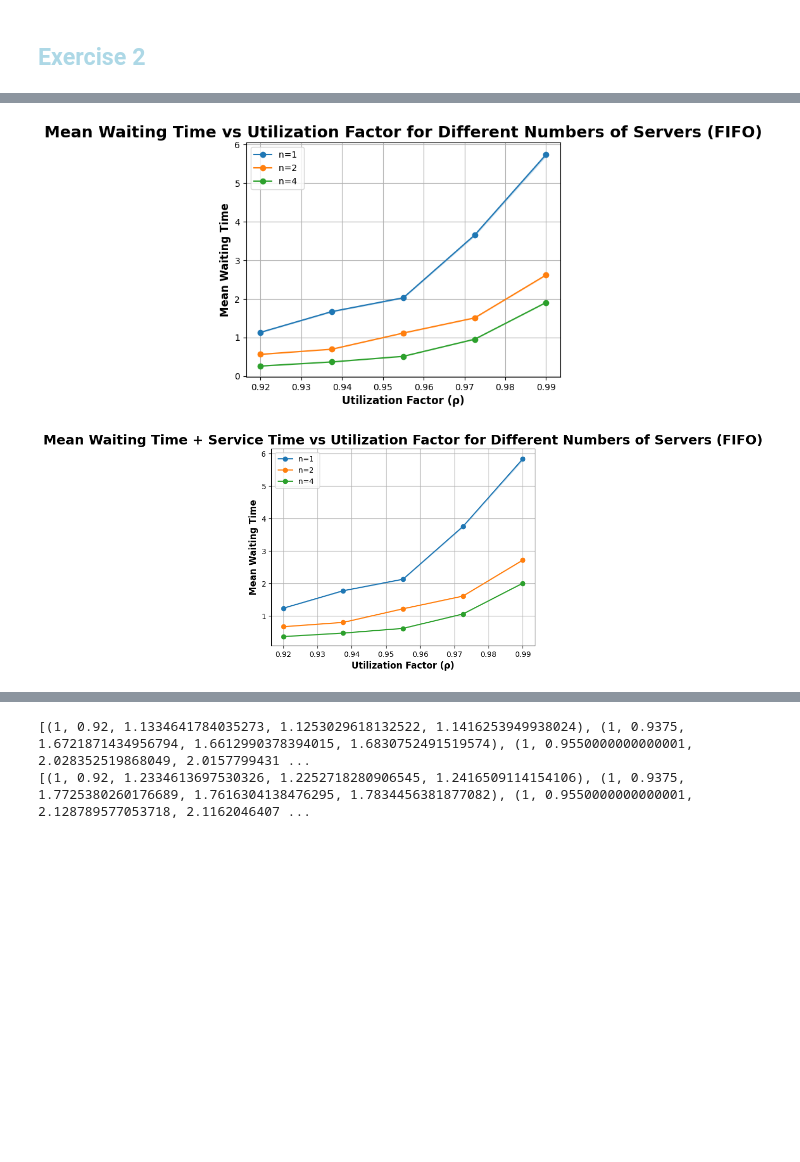
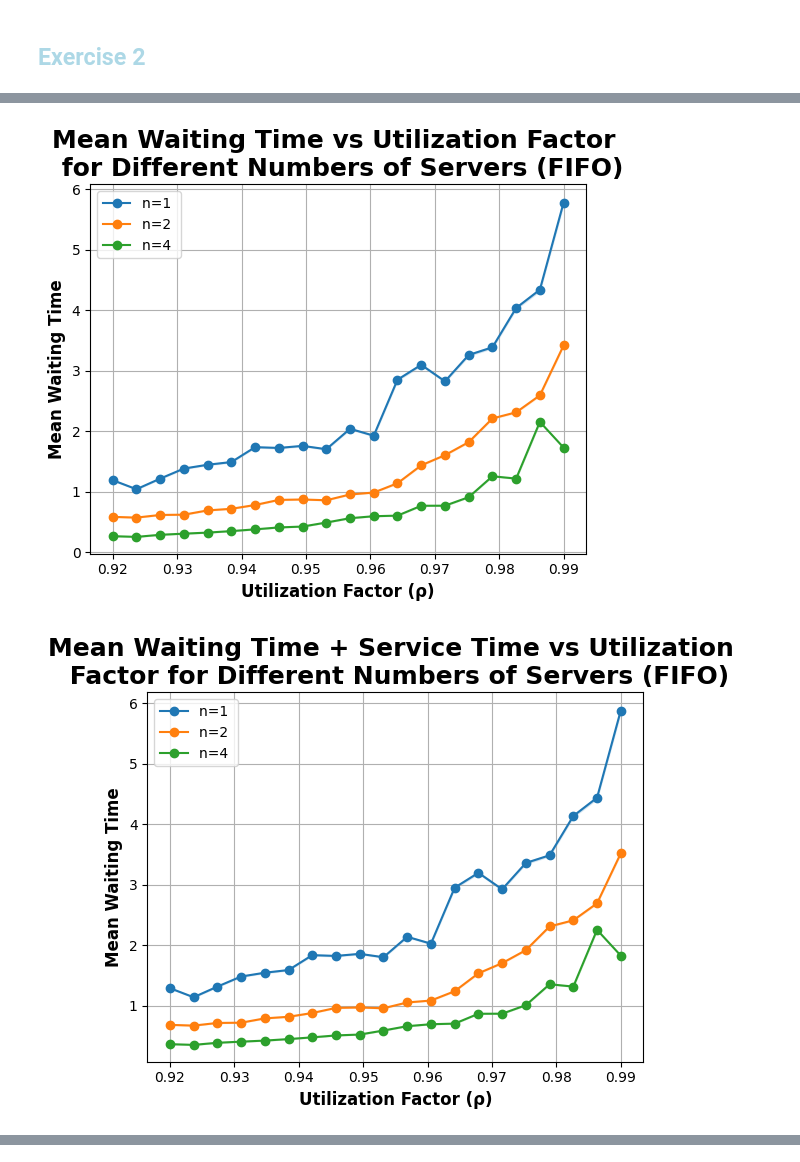
Before and after one commit to BiggusVickus/Stochastic_Simulation, a Jupyter notebook: Assignment 2/DES_assignment2.ipynb, the cells around one changed output, grey strips where cells are left out. Saved outputs shown, nothing was run; the diff lists cells and outputs as text; code cells hidden in the pictures; blank space fills up the shorter version.

Commit message:
initial graphs for report

```diff
--- a/Assignment 2/DES_assignment2.ipynb
+++ b/Assignment 2/DES_assignment2.ipynb
@@ -67,9 +67,9 @@ RANDOM_SEED = 42
 SIM_TIME = 1000  # Simulation time in minutes
 MU = 10  # Average service rate (1/MU is average service time)
 NUM_SERVERS_1 = [1, 2, 4]  # Number of servers to simulate
-NUM_SERVERS_2 = [1]  # Number of servers to simulate
-RHO_VALUES = np.linspace(0.92, 0.99, 5) # Values of rho to simulate
-NUM_RUNS = 10  # Number of runs per configuration
+NUM_SERVERS_2 = [1, 2, 4]  # Number of servers to simulate
+RHO_VALUES = np.linspace(0.92, 0.99, 20) # Values of rho to simulate
+NUM_RUNS = 20  # Number of runs per configuration
 
 # Set the random seed for reproducibility
 random.seed(RANDOM_SEED)
@@ -158,5 +158,6 @@ wait_times_included_1 = {n: {rho: [] for rho in RHO_VALUES} for n in NUM_SERVERS
 wait_times_included_2 = {n: {rho: [] for rho in RHO_VALUES} for n in NUM_SERVERS_2}
 
 results_1, results_included_1 = main(NUM_SERVERS_1, RHO_VALUES, wait_times_1, wait_times_included_1, priority=False)
+results_2, results_included_2 = main(NUM_SERVERS_2, RHO_VALUES, wait_times_2, wait_times_included_2, priority=True)
 # %% [output]
 Running FIFO simulation with [1, 2, 4] servers
@@ -225,41 +227,46 @@ def plotting(results, num_servers, title, results2=None, num_servers2=None, stri
             # Creates upper and lower boundaries of condifence interval
             lower_error = tuple(map(operator.sub, mean_waits, ci_lowers))
             upper_error = tuple(map(operator.sub, ci_uppers, mean_waits))
 
             # OLD CODE FOR ERROR BARS
             # plt.plot(rhos, mean_waits, 'o-', label=f'n={num_server} {string2}', color=list(mcolors.TABLEAU_COLORS)[color])
             # plt.errorbar(rhos, mean_waits, yerr=[lower_error, upper_error], fmt='', label=f'n={num_server} {string2}', color=list(mcolors.TABLEAU_COLORS)[color], capsize = 5)
             # plt.scatter(rhos, mean_wƒforaits, marker='o')
 
             ax.plot(rhos, mean_waits, 'o-', label=f'n={num_server} {string2}', color=list(mcolors.TABLEAU_COLORS)[color])
             ax.fill_between(rhos, [mean_wait - lower for mean_wait, lower in zip(mean_waits, lower_error)],
                              [mean_wait + upper for mean_wait, upper in zip(mean_waits, upper_error)],
                              color=list(mcolors.TABLEAU_COLORS)[color], alpha=0.15)
             color += 1
 
 
     plt.xlabel('Utilization Factor (ρ)', fontsize=12, fontweight='bold')
     plt.ylabel('Mean Waiting Time', fontsize=12, fontweight='bold')
     plt.title(title, fontsize=18, fontweight='bold')
     plt.legend()
     plt.grid(True)
     plt.show()
 
-# If you want to plot FIFO and SJF together, uncomment the following line
-# plotting(results_1, NUM_SERVERS_1, "Mean Waiting Time vs Utilization Factor for Different Numbers of Servers", results2=results_2, num_servers2 = NUM_SERVERS_2)
-
-# If you want to plot FIFO and SJF separately, uncomment the following two lines
-plotting(results_1, NUM_SERVERS_1, "Mean Waiting Time vs Utilization Factor for Different Numbers of Servers (FIFO)")
+plotting(results_1, NUM_SERVERS_1, "Mean Waiting Time vs Utilization Factor \n for Different Numbers of Servers (FIFO)")
 # plotting(results_2, NUM_SERVERS_2, "Mean Waiting Time vs Utilization Factor for Different Numbers of Servers (SJF)")
 
+plotting(results_included_1, NUM_SERVERS_1, "Mean Waiting Time + Service Time vs Utilization \n Factor for Different Numbers of Servers (FIFO)")
 # If you want to plot FIFOor SJF with mean waiting time + service time, uncomment the following line
-plotting(results_included_1, NUM_SERVERS_1, "Mean Waiting Time + Service Time vs Utilization Factor for Different Numbers of Servers (FIFO)")
+plotting(results_1, NUM_SERVERS_1, "Mean Waiting Time and Mean Waiting Time + \n Service Time vs Utilization Factor for Different \n Numbers of Servers (FIFO)", results_included_1, NUM_SERVERS_1, "wait", "wait + service")
+print()
 
-plotting(results_1, NUM_SERVERS_1, "Comparing Mean Waiting Time \n and Mean Waiting Time + Service Time) vs Utilization \n Factor for Different Numbers of Servers (FIFO)", results2 = results_included_1, num_servers2 = NUM_SERVERS_1, string1 = "waiting time", string2 = "waiting time + service time")
 
-print(results_1)
 
-print(results_included_1)
+
+plotting(results_2, NUM_SERVERS_2, "Mean Waiting Time vs Utilization Factor \n for Different Numbers of Servers (SJF)")
+# plotting(results_2, NUM_SERVERS_2, "Mean Waiting Time vs Utilization Factor for Different Numbers of Servers (SJF)")
+
+plotting(results_included_2, NUM_SERVERS_2, "Mean Waiting Time + Service Time vs Utilization \n Factor for Different Numbers of Servers (SJF)")
+# If you want to plot FIFOor SJF with mean waiting time + service time, uncomment the following line
+plotting(results_2, NUM_SERVERS_2, "Mean Waiting Time and Mean Waiting Time + \n Service Time vs Utilization Factor for Different \n Numbers of Servers (SJF)", results_included_2, NUM_SERVERS_2, "wait", "wait + service")
+
+
+plotting(results_1, NUM_SERVERS_1, "Comparing FIFO and SJF (Without \n ervice Time) for Utilization Factor for \n Different Numbers of Servers", results_2, NUM_SERVERS_2, "FIFO", "SJF")
 # %% [output]
-[figure, old version]
+[figure, new version]
-[figure, old version]
+[figure, new version]
@@ -267,2 +273,0 @@ print(results_included_1)
-[(1, 0.92, 1.1334641784035273, 1.1253029618132522, 1.1416253949938024), (1, 0.9375, 1.6721871434956794, 1.6612990378394015, 1.6830752491519574), (1, 0.9550000000000001, 2.028352519868049, 2.0157799431 ...
-[(1, 0.92, 1.2334613697530326, 1.2252718280906545, 1.2416509114154106), (1, 0.9375, 1.7725380260176689, 1.7616304138476295, 1.7834456381877082), (1, 0.9550000000000001, 2.128789577053718, 2.1162046407 ...
```
Also changed, not shown: parts of 2 cells of this notebook.
